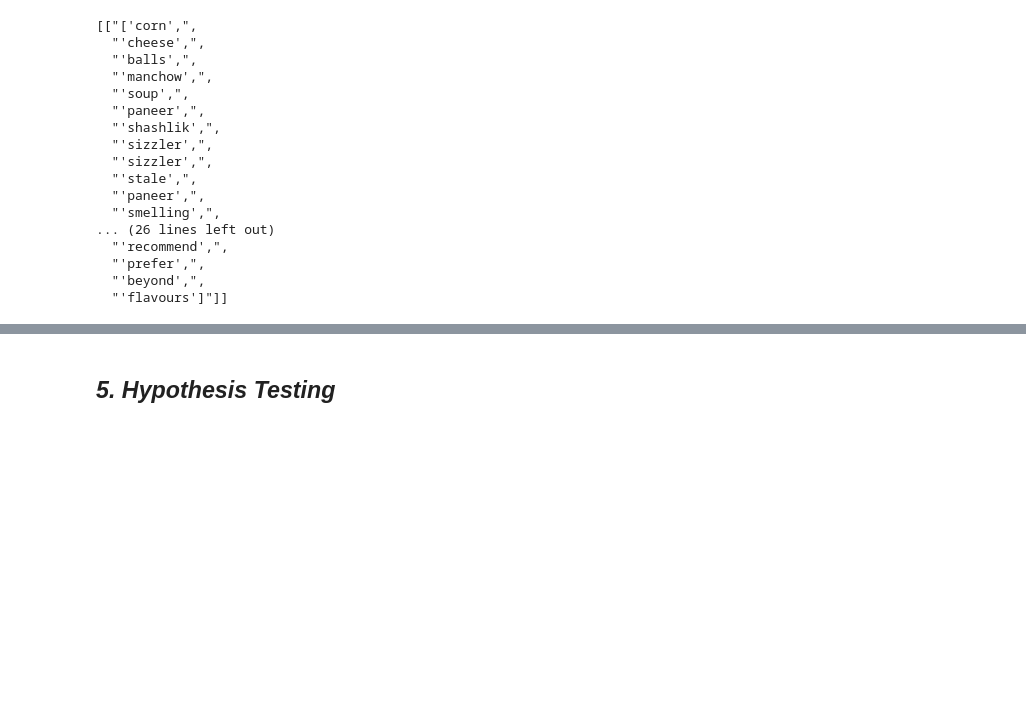
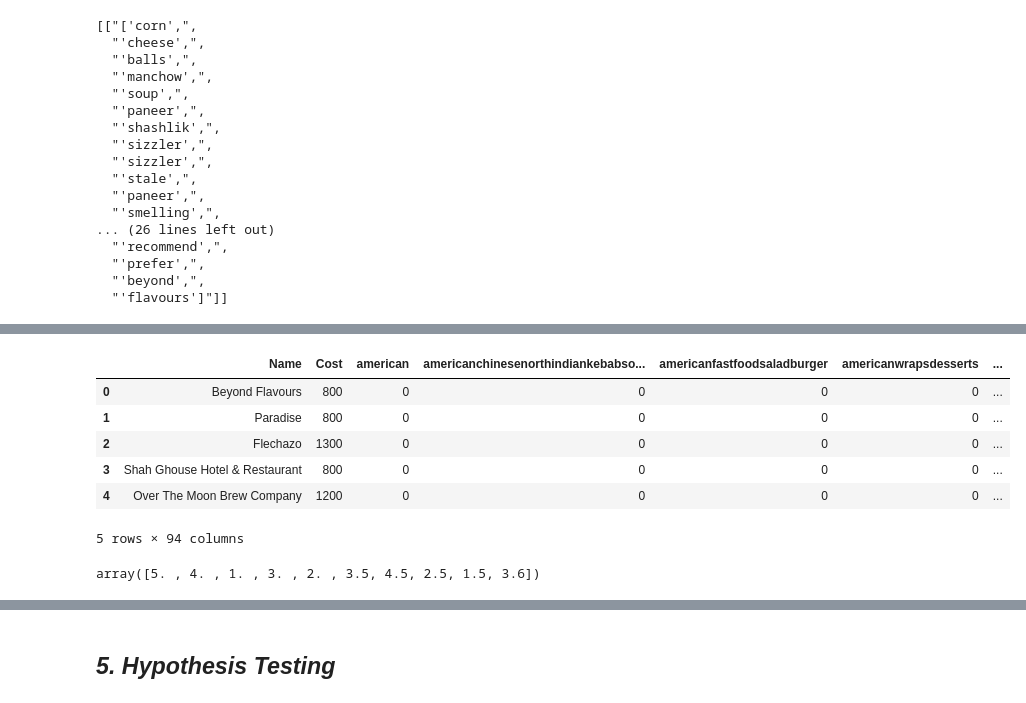
Before and after one commit to Amanr1996/Capstone_Zomato_Restaurant_clustering_and_sentiment_Analysis, a Jupyter notebook: Zomato_Restaurant_clustering_and_sentiment_Analysis.ipynb, the cells around one changed output, grey strips where cells are left out. Drawn from its saved outputs; the diff is of its cells as text; code cells hidden in the pictures; blank space fills up the shorter version.

```diff
--- a/Zomato_Restaurant_clustering_and_sentiment_Analysis.ipynb
+++ b/Zomato_Restaurant_clustering_and_sentiment_Analysis.ipynb
@@ -1021,0 +1273,6 @@ corpus[0:2]
+# %%
+# Removing spces from cuisine column.
+cuisine_df['Cuisines'] = cuisine_df['Cuisines'].str.replace(' ','')
+# %%
+# Spliting the Words in cuisine.
+cuisine_df['Cuisines'] = cuisine_df['Cuisines'].str.split(',')
@@ -1021,0 +1289,25 @@ corpus[0:2]
+# %%
+from sklearn.preprocessing import MultiLabelBinarizer
+
+# converting a list of labels for each sample into a binary indicator matrix
+mlb = MultiLabelBinarizer(sparse_output=True)
+# %%
+# converting the Cuisines column in the cuisine_df DataFrame into a binary indicator matrix.
+cuisine_df = cuisine_df.join(pd.DataFrame.sparse.from_spmatrix(mlb.fit_transform(cuisine_df.pop('Cuisines')),
+                                                               index=cuisine_df.index, columns=mlb.classes_))
+# %%
+# Overview
+cuisine_df.head()
+# %% [output]
+|  | Name | Cost | american | americanchinesenorthindiankebabso... | americanfastfoodsaladburger | americanwrapsdesserts | ... |
+| 0 | Beyond Flavours | 800 | 0 | 0 | 0 | 0 | ... |
+| 1 | Paradise | 800 | 0 | 0 | 0 | 0 | ... |
+| 2 | Flechazo | 1300 | 0 | 0 | 0 | 0 | ... |
+| 3 | Shah Ghouse Hotel & Restaurant | 800 | 0 | 0 | 0 | 0 | ... |
+| 4 | Over The Moon Brew Company | 1200 | 0 | 0 | 0 | 0 | ... |
+5 rows × 94 columns
+# %%
+# Checking the unique for rating.
+review_df['Rating'].unique()
+# %% [output]
+array([5. , 4. , 1. , 3. , 2. , 3.5, 4.5, 2.5, 1.5, 3.6])
```
Also changed, not shown: parts of 71 cells of this notebook.
